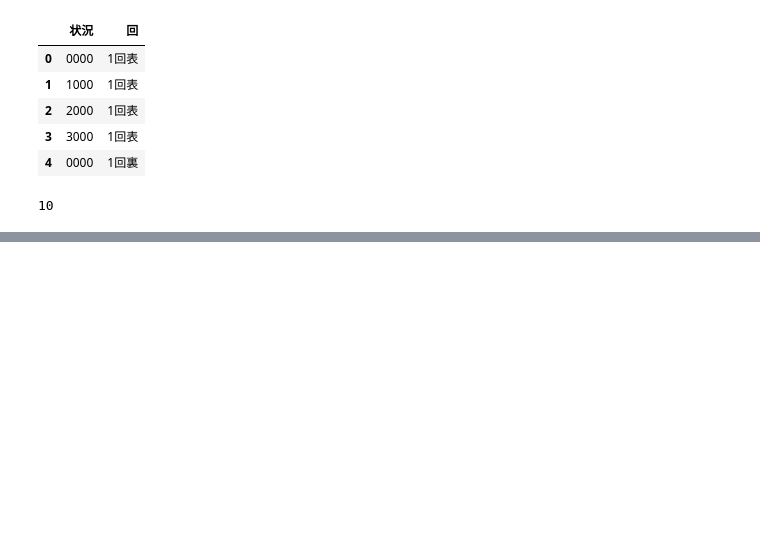
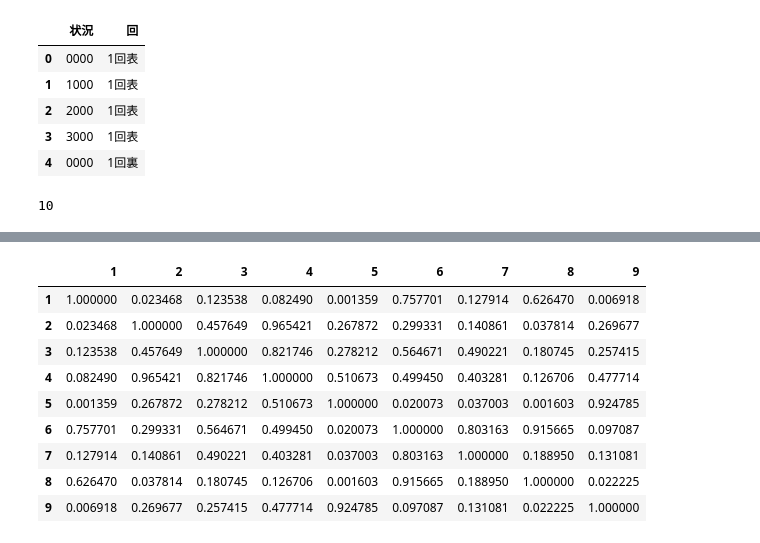
Before and after one commit to hsoccer/baseball, a Jupyter notebook: work/10_26.ipynb, the cells around one changed output, grey strips where cells are left out. Cells and saved outputs as stored; diff of their text form; code cells hidden in the pictures; blank space fills up the shorter version.

```diff
--- a/work/10_26.ipynb
+++ b/work/10_26.ipynb
@@ -126,0 +141,13 @@ plt.title("イニング間で状況の分布がどれだけ違うか(KS検定量
+# %%
+df_pvalue
+# %% [output]
+|  | 1 | 2 | 3 | 4 | 5 | 6 | 7 | 8 | 9 |
+| 1 | 1.000000 | 0.023468 | 0.123538 | 0.082490 | 0.001359 | 0.757701 | 0.127914 | 0.626470 | 0.006918 |
+| 2 | 0.023468 | 1.000000 | 0.457649 | 0.965421 | 0.267872 | 0.299331 | 0.140861 | 0.037814 | 0.269677 |
+| 3 | 0.123538 | 0.457649 | 1.000000 | 0.821746 | 0.278212 | 0.564671 | 0.490221 | 0.180745 | 0.257415 |
+| 4 | 0.082490 | 0.965421 | 0.821746 | 1.000000 | 0.510673 | 0.499450 | 0.403281 | 0.126706 | 0.477714 |
+| 5 | 0.001359 | 0.267872 | 0.278212 | 0.510673 | 1.000000 | 0.020073 | 0.037003 | 0.001603 | 0.924785 |
+| 6 | 0.757701 | 0.299331 | 0.564671 | 0.499450 | 0.020073 | 1.000000 | 0.803163 | 0.915665 | 0.097087 |
+| 7 | 0.127914 | 0.140861 | 0.490221 | 0.403281 | 0.037003 | 0.803163 | 1.000000 | 0.188950 | 0.131081 |
+| 8 | 0.626470 | 0.037814 | 0.180745 | 0.126706 | 0.001603 | 0.915665 | 0.188950 | 1.000000 | 0.022225 |
+| 9 | 0.006918 | 0.269677 | 0.257415 | 0.477714 | 0.924785 | 0.097087 | 0.131081 | 0.022225 | 1.000000 |
```
Also changed, not shown: parts of 9 cells of this notebook, 37 other files.
